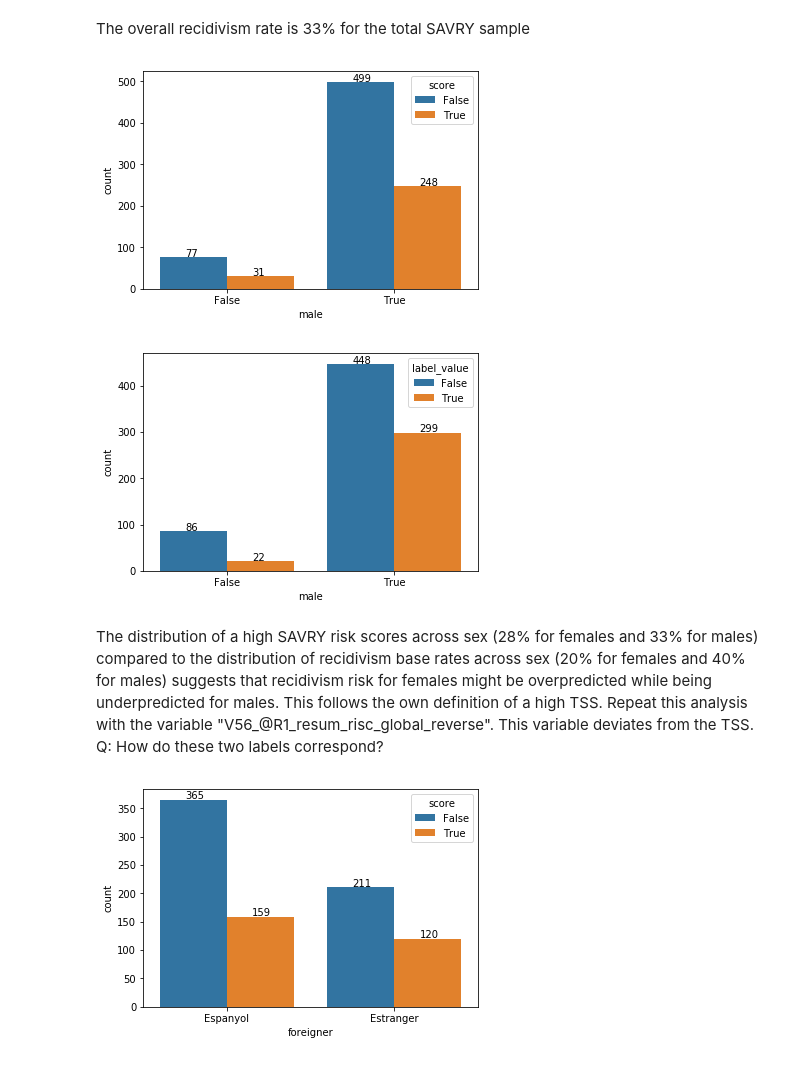
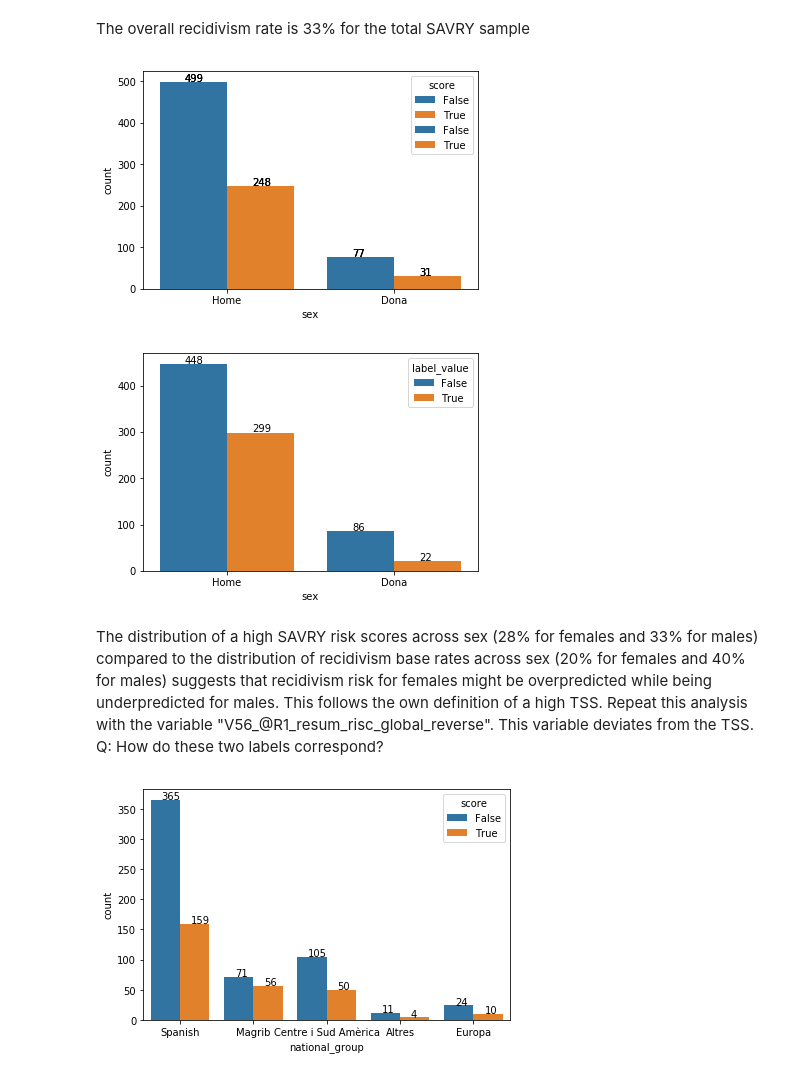
Before and after one commit to nkundiushuti/savry, a Jupyter notebook: Savry_Fair.ipynb, the cells around one changed output. Cells and saved outputs as stored; diff of their text form; code cells hidden in the pictures.

```diff
--- a/Savry_Fair.ipynb
+++ b/Savry_Fair.ipynb
@@ -13,8 +11,8 @@ from aequitas.bias import Bias
 from aequitas.fairness import Fairness
 # %%
 #import data
-df = pd.read_csv("/home/stolan/Documents/ec/DecMaking/dat/reincidenciaJusticiaMenors.csv",low_memory=False)
-df.head()
+dfmain = pd.read_csv("dat/reincidenciaJusticiaMenors.csv",low_memory=False)
+dfmain.head()
 # %% [output]
 |  | id | V1_sexe | V2_estranger | V3_nacionalitat | V4_nacionalitat_agrupat | V5_edat_fet_agrupat | ... |
 | 0 | 691 | Home | Espanyol | Espanya | NaN | 14 i 15 anys | ... |
@@ -50,15 +48,15 @@ Then, there were two follow ups, one in 2013 and the other in 2015 about recidiv
 # %%
 ##1. Aequitas data Score = SAVRRY total score
 
-df = df.rename(index=str, columns={"V2_estranger": "foreigner", "V1_sexe": "sex","V60_SAVRY_total_score": "full_score", \
+dfmain = dfmain.rename(index=str, columns={"V2_estranger": "foreigner", "V1_sexe": "sex","V60_SAVRY_total_score": "full_score", \
                                   "V115_reincidencia_2015":'recid', "V4_nacionalitat_agrupat":"national_group", \
                                   "V5_edat_fet_agrupat":"age_group","V6_provincia":"province","V9_edat_final_programa": \
                                   "age_final", "V11_antecedents":"prior_crime", "V12_nombre_ante_agrupat": \
                                    "prior_crimerec","V13_nombre_fets_agrupat": "prior_crimes", "V15_fet_agrupat": \
                                   "crime_maincat", "V16_fet_violencia": "crime_violence", "V17_fet_tipus":"crime_type" \
                                   })
-df['label_value'] = df.recid == 'Sí'
-dfaequi=df[['id','label_value','full_score','foreigner','sex','national_group','age_group','province','age_final', \
+dfmain['label_value'] = dfmain.recid == 'Sí'
+dfaequi=dfmain[['id','label_value','full_score','foreigner','sex','national_group','age_group','province','age_final', \
             'prior_crime','prior_crimerec','prior_crimes','crime_maincat','crime_violence', 'crime_type' ]]
 
 
@@ -66,17 +64,11 @@ dfaequi = dfaequi[np.isfinite(dfaequi['full_score'])]
 dfaequi = dfaequi.loc[dfaequi['full_score']!=99]
 df = dfaequi
 del dfaequi
+df.national_group=df.national_group.fillna('Spanish')
+df.age_group=df.age_group.fillna('16 i 17 anys') #replaced here missings by higher age group because final age is high
 
 ##Value counts
 N=len(df)
-df.sex.value_counts() #747 male, 108 female
-df['male'] = df['sex'] == 'Home'
-df.foreigner.value_counts() #524 spanish, 331 foreigner
-df['spanish'] = df['foreigner'] == 'Espanyol'
-N_sexm = df.loc[df.male==1].sum()
-N_sexf = df.loc[df.male==0].sum()
-N_foreign0 = df.loc[df.spanish==1].sum()
-N_foreign1 = df.loc[df.spanish==0].sum()
 df.head()
 # %% [output]
 |  | id | label_value | full_score | foreigner | sex | national_group | age_group | province | age_final | ... |
@@ -100,27 +92,31 @@ The overall recidivism rate is 33% for the total SAVRY sample
 # %%
 ###Exploratory analysis
 #as in the aequitas tutorial
-ax = sns.countplot(x="male", hue="score", data=df)
+ax = sns.countplot(x="sex", hue="score", data=df)
 total = float(len(df)) # one person per row
 
 for p in ax.patches:
     ax.annotate('{:.0f}'.format(p.get_height()), (p.get_x()+0.15, p.get_height()+1))
+plt.show()
 # %% [output]
-[figure, old version]
+[figure, new version]
 # %%
-ax = sns.countplot(x="male", hue="label_value", data=df)
+ax = sns.countplot(x="sex", hue="label_value", data=df)
 for p in ax.patches:
     ax.annotate('{:.0f}'.format(p.get_height()), (p.get_x()+0.15, p.get_height()+1))
+plt.show()
 # %% [output]
-[figure, old version]
+[figure, new version]
 # %% [markdown]
 The distribution of a high SAVRY risk scores across sex (28% for females and 33% for males) compared to the distribution of recidivism base rates across sex (20% for females and 40% for males) suggests that recidivism risk for females might be overpredicted while being underpredicted for males. This follows the own definition of a high TSS. Repeat this analysis with the variable "V56_@R1_resum_risc_global_reverse". This variable deviates from the TSS. Q: How do these two labels correspond?
 # %%
 #Distribution of risk scores foreign / not foreign
-ax = sns.countplot(x="foreigner", hue="score", data=df)
+ax = sns.countplot(x="national_group", hue="score", data=df)
 for p in ax.patches:
     ax.annotate('{:.0f}'.format(p.get_height()), (p.get_x()+0.15, p.get_height()+1))
+plt.tight_layout()
+plt.show()
 # %% [output]
-[figure, old version]
+[figure, new version]
 # %%
 #Distribution of label_value foreign, not foreign
```
Also changed, not shown: parts of 22 cells of this notebook, 1 other file.
